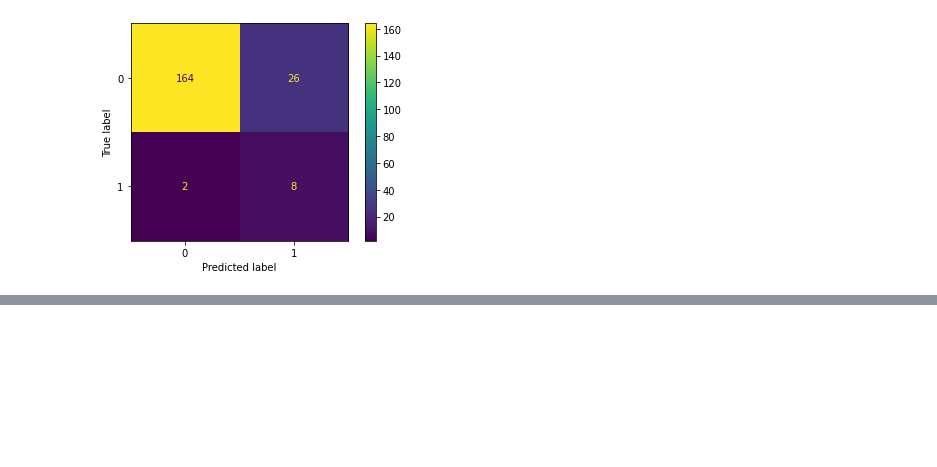
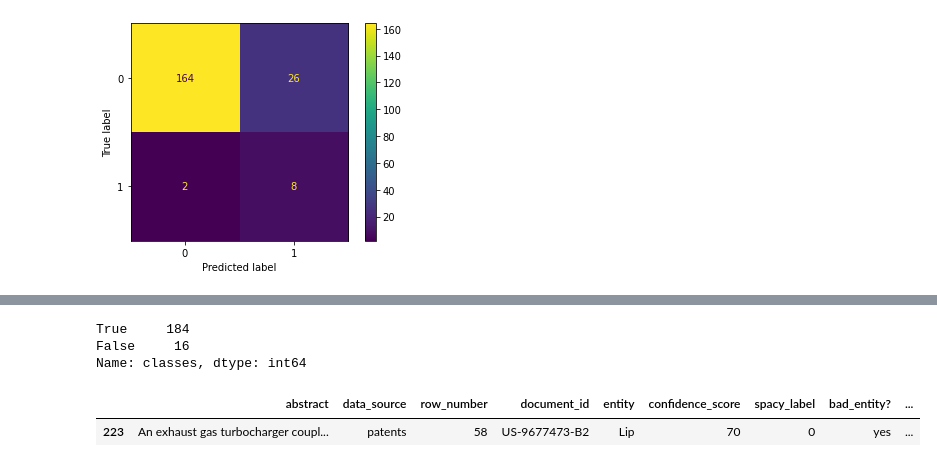
Before and after one commit to nestauk/dap_aria_mapping, a Jupyter notebook: dap_aria_mapping/pipeline/entity_processing/evaluation/validation_sample_analysis.ipynb, the cells around one changed output, grey strips where cells are left out. Cells and saved outputs as stored; diff of their text form; code cells hidden in the pictures; blank space fills up the shorter version.

```diff
--- a/dap_aria_mapping/pipeline/entity_processing/evaluation/validation_sample_analysis.ipynb
+++ b/dap_aria_mapping/pipeline/entity_processing/evaluation/validation_sample_analysis.ipynb
@@ -15,10 +16,15 @@ from sklearn.metrics import precision_score, recall_score, f1_score, accuracy_sc
 # %% [markdown]
 #### 0. Load labelled validation sample
 # %%
-LABELLED_VALIDATION_SAMPLE_PATH = 'inputs/data_collection/labelled_entity_validation_sample.csv'
+LABELLED_VALIDATION_SAMPLE_PATH = 'inputs/data_collection/entity_evaluation/labelled_entity_validation_sample.csv'
+VALIDATION_SAMPLE_CLASSES_PATH = 'inputs/data_collection/entity_evaluation/aria_validation_classes.json'
 
 validation_sample = (download_obj(BUCKET_NAME, LABELLED_VALIDATION_SAMPLE_PATH, 'dataframe')
                      .rename(columns={'spacy_label [0 - entity to keep, 1 - entity to remove]': 'spacy_label'}))
 labelled_validation_sample = (validation_sample
                              .query('~`bad_entity?`.isna()'))
+#add classes
+validation_sample_classes = download_obj(BUCKET_NAME, VALIDATION_SAMPLE_CLASSES_PATH, 'dict')['classes']
+validation_sample_classes_clean = {k.replace('dbr:', '').replace('_', ''): [i.replace('dbo:', '') for i in v[1:]] for k, v in validation_sample_classes.items()}
+labelled_validation_sample['classes'] = labelled_validation_sample.entity.map(validation_sample_classes_clean)
 # %% [output]
@@ -141,0 +154,2 @@ disp.plot()
+# %%
+labelled_validation_sample['classes'] = labelled_validation_sample.classes.apply(lambda x: np.nan if x == [] else x)
@@ -141,0 +162,11 @@ disp.plot()
+# %%
+labelled_validation_sample.classes.isna().value_counts()
+# %% [output]
+True     184
+False     16
+Name: classes, dtype: int64
+# %%
+ labelled_validation_sample[(~labelled_validation_sample['classes'].isna()) & (labelled_validation_sample['bad_entity?'] == 'yes')]
+# %% [output]
+|  | abstract | data_source | row_number | document_id | entity | confidence_score | spacy_label | bad_entity? | ... |
+| 223 | An exhaust gas turbocharger coupl... | patents | 58 | US-9677473-B2 | Lip | 70 | 0 | yes | ... |
```
Also changed, not shown: parts of 4 cells of this notebook, 1 other file.
